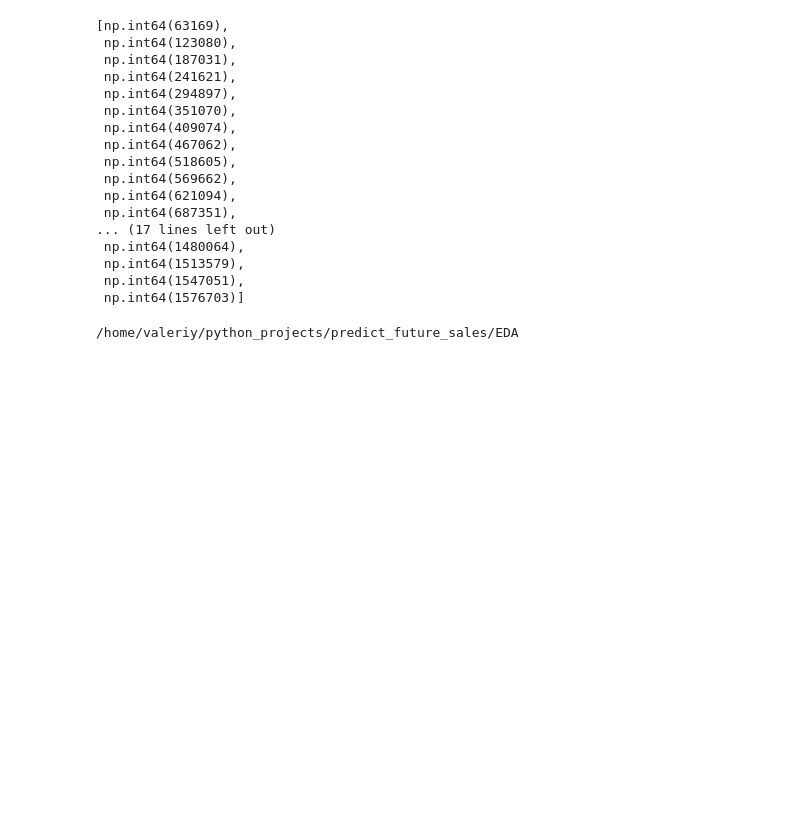
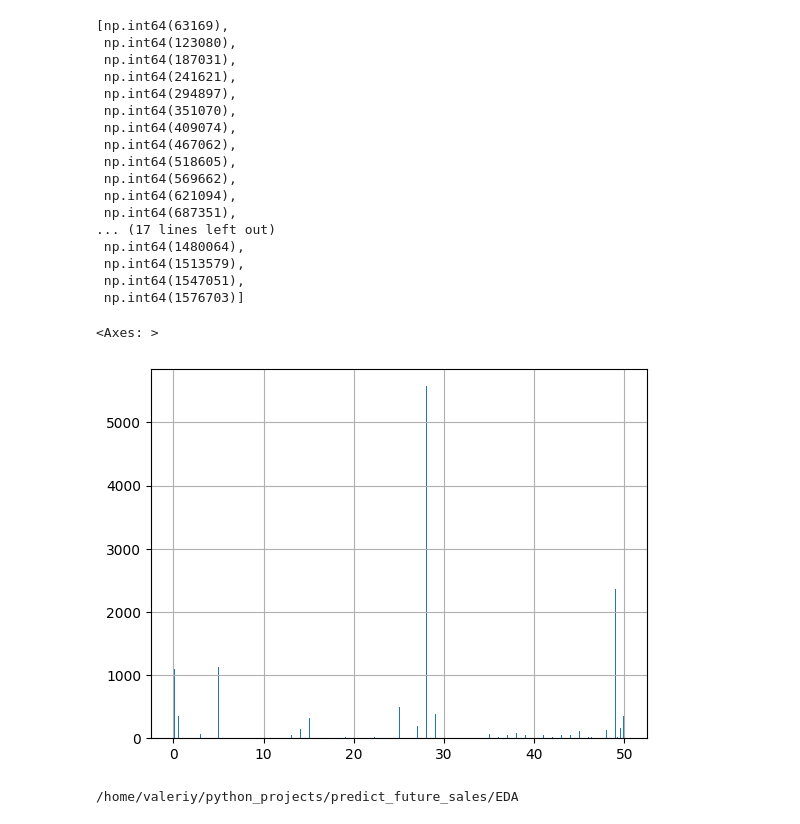
Before and after one commit to valera2444/FutureSalesPrediction, a Jupyter notebook: EDA/EDA_pipeline_EMA.ipynb, the cells around one changed output. Drawn from its saved outputs; the diff is of its cells as text; code cells hidden in the pictures; blank space fills up the shorter version.

```diff
--- a/EDA/EDA_pipeline_EMA.ipynb
+++ b/EDA/EDA_pipeline_EMA.ipynb
@@ -269,7 +269,7 @@ import pandas as pd
 # Assuming your DataFrame is named 'df'
 
 # Function to calculate EMA over the lag columns
-def calculate_ema_3(df, min_periods=3, target='item_cnt_month'):
+def calculate_ema_3(df, min_periods=0, target='item_cnt_month'):
     #f'{'_'.join(columns[1:])}_lag_{lag}')
 
     # Create a temporary dataframe with the 3 lags
@@ -278,14 +278,14 @@ def calculate_ema_3(df, min_periods=3, target='item_cnt_month'):
             lag_data = df[[f'{target}{'_'.join(group_col)}_lag_1', f'{target}{'_'.join(group_col)}_lag_2', f'{target}{'_'.join(group_col)}_lag_3']]
 
             # Compute the row-wise EMA for the 3 lag columns using ewm
-            ema_series = lag_data.ewm(alpha=0.5, min_periods=min_periods, axis=1).mean().iloc[:,-1:]#?????????
+            ema_series = lag_data.ewm(alpha=0.5, min_periods=min_periods, axis=1,ignore_na=True).mean().iloc[:,-1:]#?????????
 
         else:
 
             lag_data = df[[f'{target}{group_col}_lag_1', f'{target}{group_col}_lag_2', f'{target}{group_col}_lag_3']]
             #print(lag_data)
             # Compute the row-wise EMA for the 3 lag columns using ewm
-            ema_series = lag_data.ewm(alpha=0.5, min_periods=min_periods, axis=1).mean().iloc[:,-1:]
+            ema_series = lag_data.ewm(alpha=0.5, min_periods=min_periods, axis=1,ignore_na=True).mean().iloc[:,-1:]
             #print(ema_series)
 
         return ema_series
@@ -440,6 +458,11 @@ def choose_previos_blocks(data_SORTED, idx):
     block = data_SORTED.iloc[idx]['date_block_num']
     last_index_block = blocks[block-1]
     return data_SORTED.iloc[0:last_index_block]
+# %%
+lagged['avg_item_price'].hist(bins=500, range=[0,50])
+# %% [output]
+<Axes: >
+[figure, added]
 # %%
 !pwd
 # %% [output]
```
Also changed, not shown: parts of 30 cells of this notebook, 1 other file.
